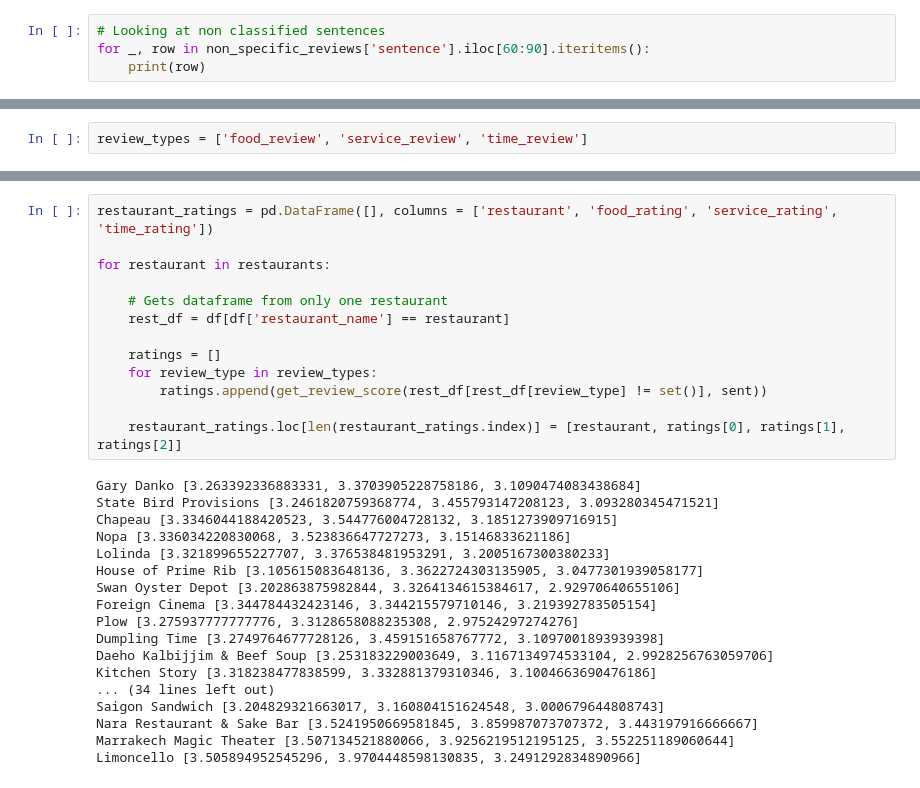
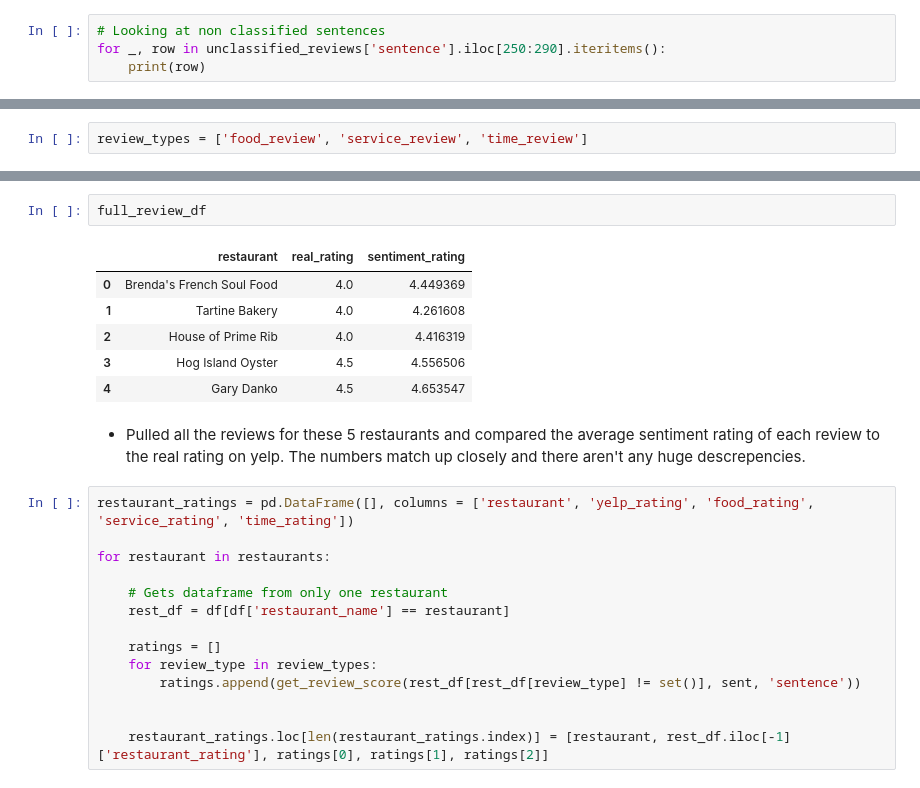
Before and after one commit to Injungahn/Yelp-Review-Categorizer, a Jupyter notebook: code/03_Sentence_Classification_Sentiment_Analysis.ipynb, the cells around one changed output, grey strips where cells are left out. Drawn from its saved outputs; the diff is of its cells as text.

```diff
--- a/code/03_Sentence_Classification_Sentiment_Analysis.ipynb
+++ b/code/03_Sentence_Classification_Sentiment_Analysis.ipynb
@@ -283,5 +304,5 @@ The only exception was the tomato bacon relish which I thought was quite good an
 # %%
 # Looking at non classified sentences
-for _, row in non_specific_reviews['sentence'].iloc[60:90].iteritems():
+for _, row in unclassified_reviews['sentence'].iloc[250:290].iteritems():
     print(row)
 # %% [output]
@@ -345,5 +420,16 @@ def get_review_score(df, sent):
+# %%
+full_review_df
+# %% [output]
+|  | restaurant | real_rating | sentiment_rating |
+| 0 | Brenda's French Soul Food | 4.0 | 4.449369 |
+| 1 | Tartine Bakery | 4.0 | 4.261608 |
+| 2 | House of Prime Rib | 4.0 | 4.416319 |
+| 3 | Hog Island Oyster | 4.5 | 4.556506 |
+| 4 | Gary Danko | 4.5 | 4.653547 |
+# %% [markdown]
+- Pulled all the reviews for these 5 restaurants and compared the average sentiment rating of each review to the real rating on yelp. The numbers match up closely and there aren't any huge descrepencies.
 # %%
-restaurant_ratings = pd.DataFrame([], columns = ['restaurant', 'food_rating', 'service_rating', 'time_rating'])
+restaurant_ratings = pd.DataFrame([], columns = ['restaurant', 'yelp_rating', 'food_rating', 'service_rating', 'time_rating'])
 
 for restaurant in restaurants:
 
@@ -352,27 +438,10 @@ for restaurant in restaurants:
 
     ratings = []
     for review_type in review_types:
-        ratings.append(get_review_score(rest_df[rest_df[review_type] != set()], sent))
+        ratings.append(get_review_score(rest_df[rest_df[review_type] != set()], sent, 'sentence'))
 
-    restaurant_ratings.loc[len(restaurant_ratings.index)] = [restaurant, ratings[0], ratings[1], ratings[2]]
+
+    restaurant_ratings.loc[len(restaurant_ratings.index)] = [restaurant, rest_df.iloc[-1]['restaurant_rating'], ratings[0], ratings[1], ratings[2]]
-# %% [output]
-Gary Danko [3.263392336883331, 3.3703905228758186, 3.1090474083438684]
-State Bird Provisions [3.2461820759368774, 3.455793147208123, 3.093280345471521]
-Chapeau [3.3346044188420523, 3.544776004728132, 3.1851273909716915]
-Nopa [3.336034220830068, 3.523836647727273, 3.15146833621186]
-Lolinda [3.321899655227707, 3.376538481953291, 3.2005167300380233]
-House of Prime Rib [3.105615083648136, 3.3622724303135905, 3.0477301939058177]
-Swan Oyster Depot [3.202863875982844, 3.3264134615384617, 2.92970640655106]
-Foreign Cinema [3.344784432423146, 3.344215579710146, 3.219392783505154]
-Plow [3.275937777777776, 3.3128658088235308, 2.97524297274276]
-Dumpling Time [3.2749764677728126, 3.459151658767772, 3.1097001893939398]
-Daeho Kalbijjim & Beef Soup [3.253183229003649, 3.1167134974533104, 2.9928256763059706]
-Kitchen Story [3.318238477838599, 3.332881379310346, 3.1004663690476186]
-... (34 lines left out)
-Saigon Sandwich [3.204829321663017, 3.160804151624548, 3.000679644808743]
-Nara Restaurant & Sake Bar [3.5241950669581845, 3.859987073707372, 3.443197916666667]
-Marrakech Magic Theater [3.507134521880066, 3.9256219512195125, 3.552251189060644]
-Limoncello [3.505894952545296, 3.9704448598130835, 3.2491292834890966]
 # %%
 restaurant_ratings
 # %% [output]
```
Also changed, not shown: parts of 21 cells of this notebook, 4 other files.
